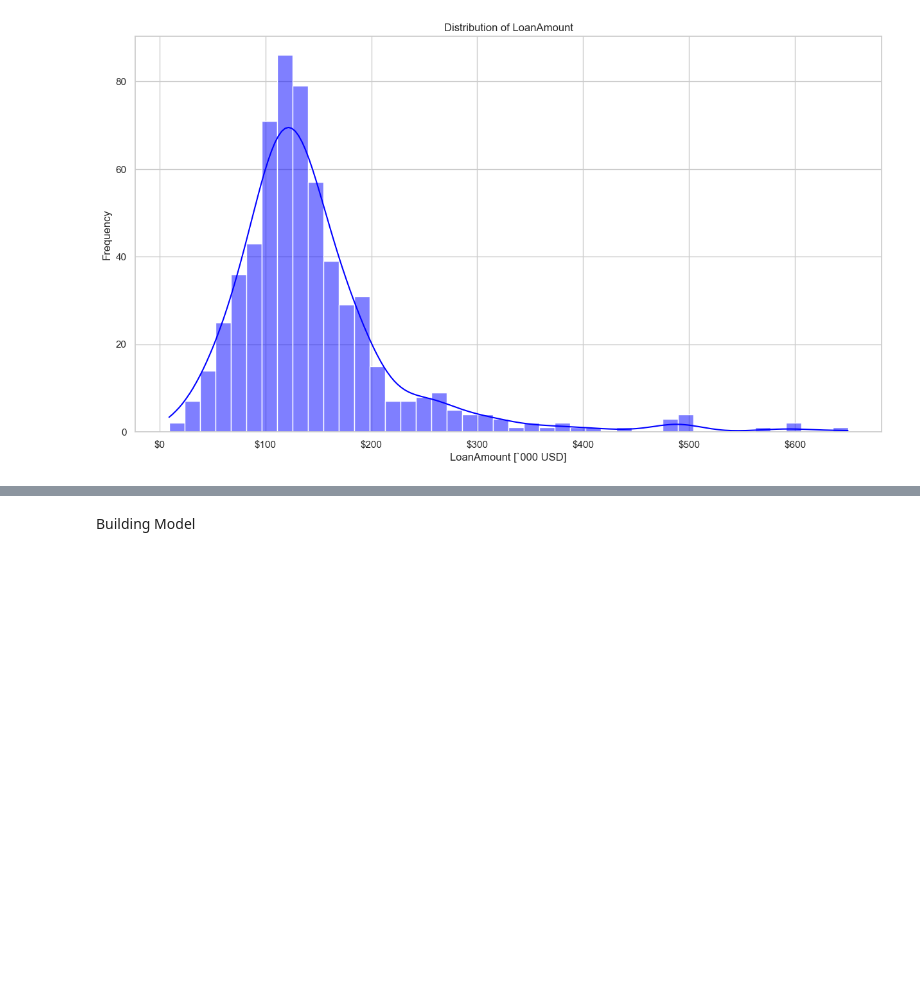
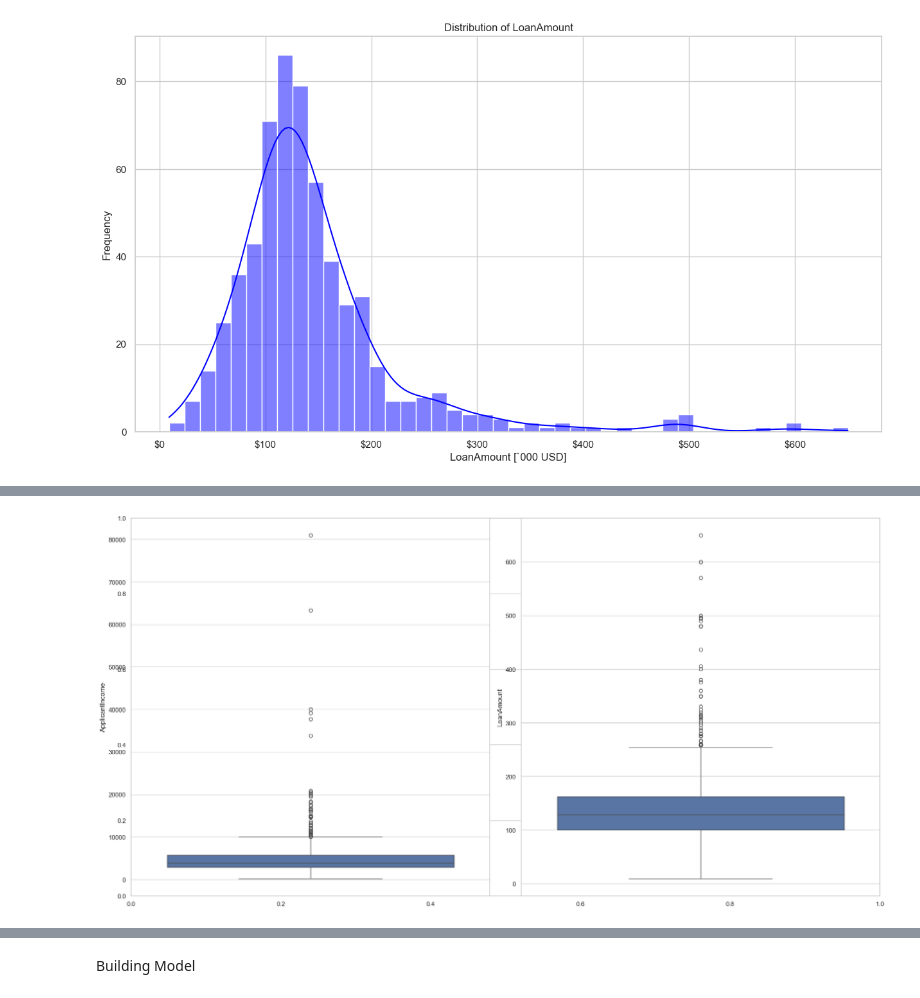
Before and after one commit to AWR-Legend/MLG382-Project-1, a Jupyter notebook: project-1.2/Project1.ipynb, the cells around one changed output, grey strips where cells are left out. Saved outputs shown, nothing was run; the diff lists cells and outputs as text; code cells hidden in the pictures; blank space fills up the shorter version.

```diff
--- a/project-1.2/Project1.ipynb
+++ b/project-1.2/Project1.ipynb
@@ -269,0 +266,9 @@ plt.show()
+# %%
+plt.subplots(figsize=(20, 10))
+for i, col in enumerate(['ApplicantIncome', 'LoanAmount']):
+    plt.subplot(1, 2, i+1)
+    sns.boxplot(df[col])
+plt.tight_layout()
+plt.show()
+# %% [output]
+[figure, added]
```
Also changed, not shown: parts of 26 cells of this notebook, 1 other file.
